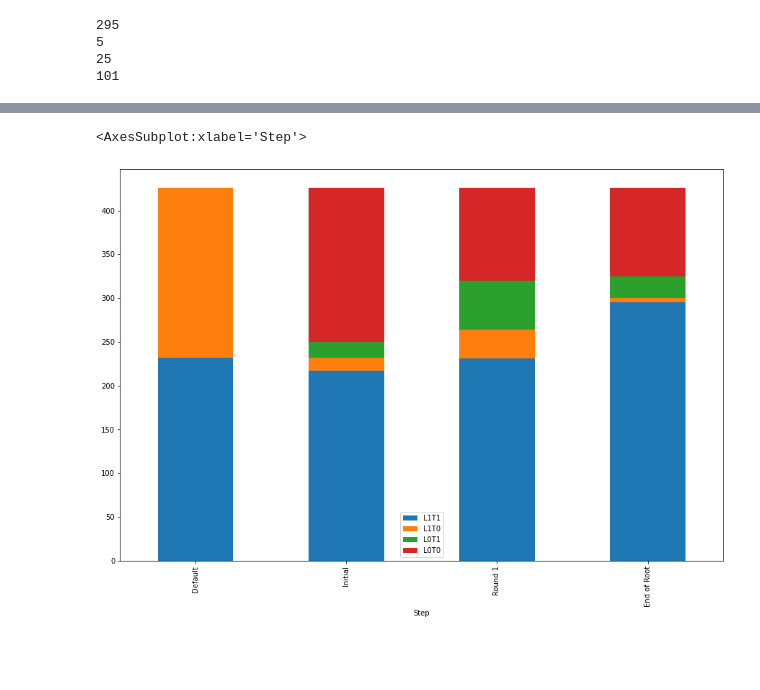
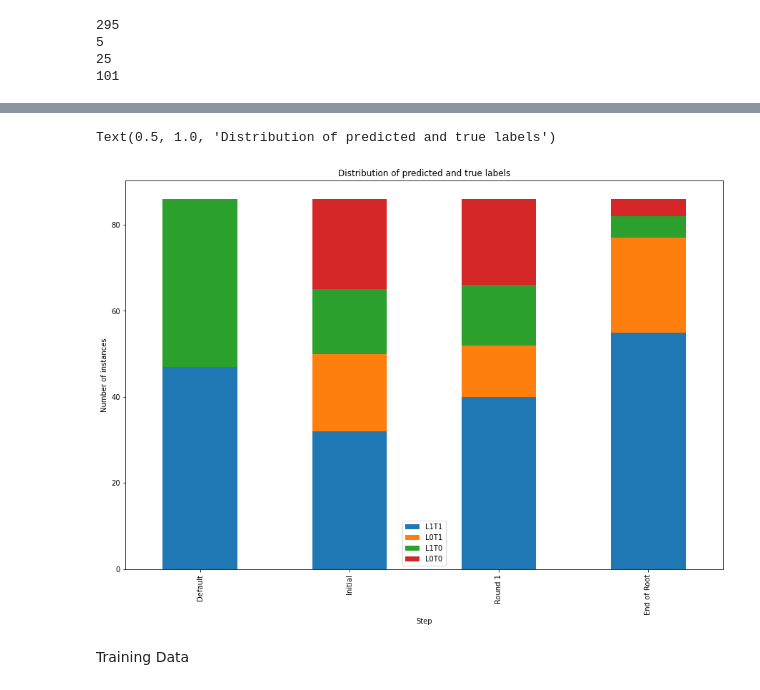
Before and after one commit to ambareeshvaidya/cp_outcome, a Jupyter notebook: src/Plot.ipynb, the cells around one changed output, grey strips where cells are left out. Drawn from its saved outputs; the diff is of its cells as text; code cells hidden in the pictures; blank space fills up the shorter version.

```diff
--- a/src/Plot.ipynb
+++ b/src/Plot.ipynb
@@ -230,0 +314,4 @@ df
+# %%
+t = {'Step': ['Default', 'Initial', 'Round 1', 'End of Root'], 'L1T1': [47,32,40,55], 'L0T1': [0,18,12,22], 'L1T0': [39,15,14,5], 'L0T0': [0,21,20,4]}
+new_df = pd.DataFrame(data=t)
+new_df
@@ -231,5 +324,9 @@ df
 # %%
-df.plot.bar(x='Step', stacked=True, figsize=(15, 10))
+new_df.plot.bar(x='Step', stacked=True, figsize=(15, 10))
+plt.ylabel("Number of instances")
+plt.title('Distribution of predicted and true labels')
 # %% [output]
-<AxesSubplot:xlabel='Step'>
+Text(0.5, 1.0, 'Distribution of predicted and true labels')
-[figure, old version]
+[figure, new version]
+# %% [markdown]
+Training Data
```
Also changed, not shown: parts of 28 cells of this notebook, 5 other files.
